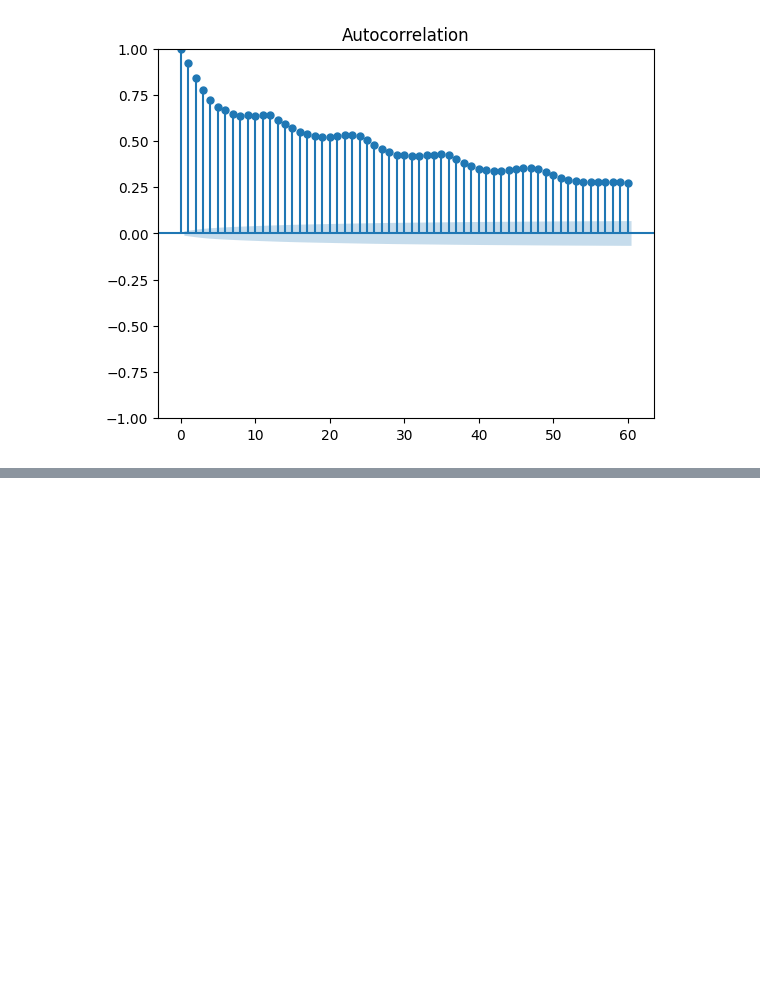
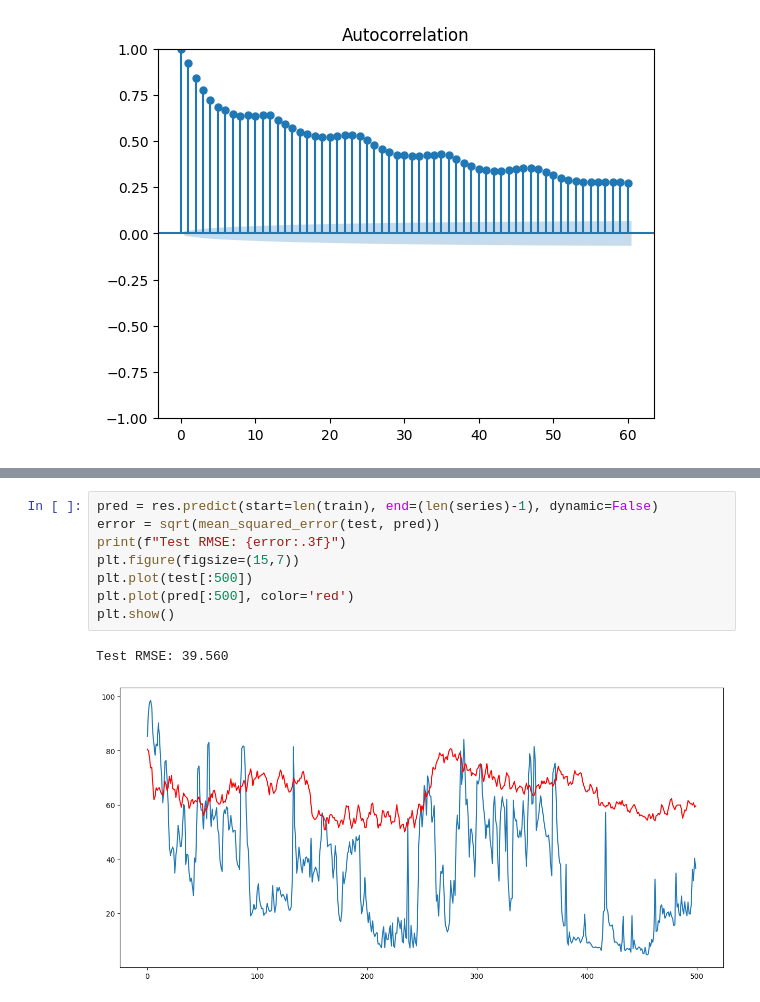
Before and after one commit to AlesKas/DIP, a Jupyter notebook: network_analytics_ar.ipynb, the cells around one changed output, grey strips where cells are left out. Saved outputs shown, nothing was run; the diff lists cells and outputs as text; blank space fills up the shorter version.

```diff
--- a/network_analytics_ar.ipynb
+++ b/network_analytics_ar.ipynb
@@ -86,0 +166,11 @@ Test RMSE: 39.560
+# %%
+pred = res.predict(start=len(train), end=(len(series)-1), dynamic=False)
+error = sqrt(mean_squared_error(test, pred))
+print(f"Test RMSE: {error:.3f}")
+plt.figure(figsize=(15,7))
+plt.plot(test[:500])
+plt.plot(pred[:500], color='red')
+plt.show()
+# %% [output]
+Test RMSE: 39.560
+[figure, added]
```
Also changed, not shown: parts of 6 cells of this notebook, 1 other file.
